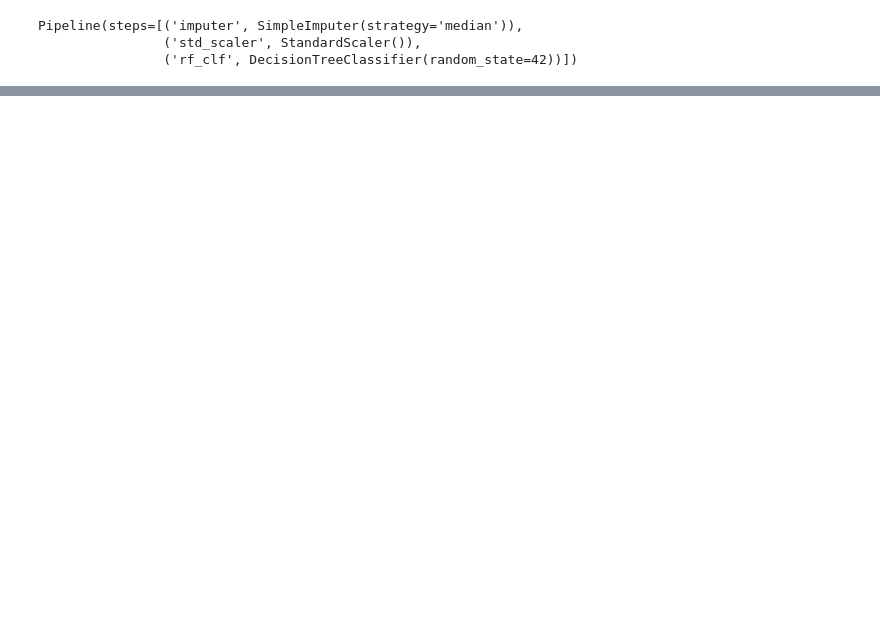
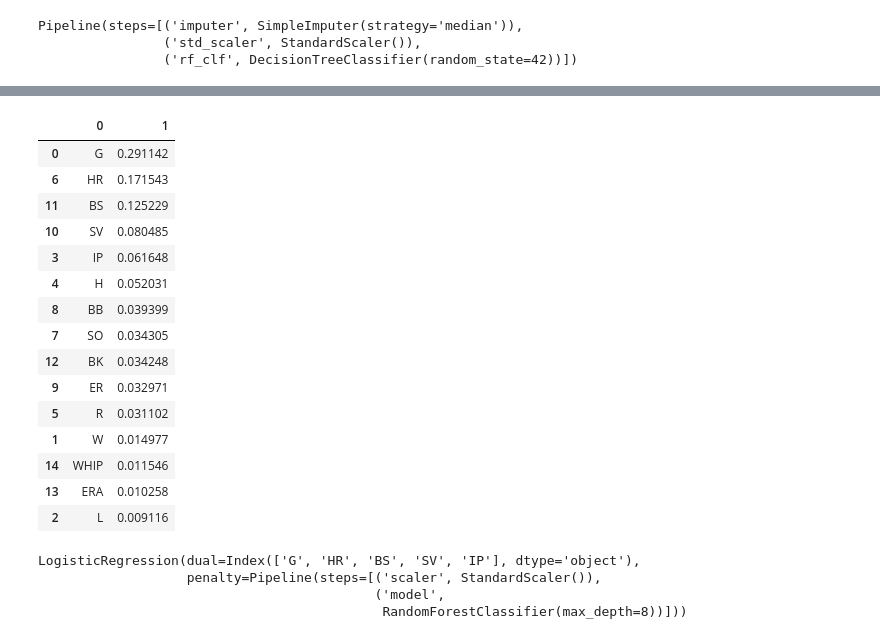
Before and after one commit to Kellyajara/MLB-MiLB-Classification, a Jupyter notebook: Project Notebook .ipynb, the cells around one changed output, grey strips where cells are left out. Saved outputs shown, nothing was run; the diff lists cells and outputs as text; code cells hidden in the pictures; blank space fills up the shorter version.

```diff
--- a/Project Notebook .ipynb
+++ b/Project Notebook .ipynb
@@ -764,0 +802,26 @@ Pitchers
+# %%
+pd.DataFrame(zip(X_train.columns,importances)).sort_values(by = 1, ascending = False)
+# %% [output]
+|  | 0 | 1 |
+| 0 | G | 0.291142 |
+| 6 | HR | 0.171543 |
+| 11 | BS | 0.125229 |
+| 10 | SV | 0.080485 |
+| 3 | IP | 0.061648 |
+| 4 | H | 0.052031 |
+| 8 | BB | 0.039399 |
+| 7 | SO | 0.034305 |
+| 12 | BK | 0.034248 |
+| 9 | ER | 0.032971 |
+| 5 | R | 0.031102 |
+| 1 | W | 0.014977 |
+| 14 | WHIP | 0.011546 |
+| 13 | ERA | 0.010258 |
+| 2 | L | 0.009116 |
+# %%
+LogisticRegression(rf_pipe, X.columns)
+# %% [output]
+LogisticRegression(dual=Index(['G', 'HR', 'BS', 'SV', 'IP'], dtype='object'),
+                   penalty=Pipeline(steps=[('scaler', StandardScaler()),
+                                           ('model',
+                                            RandomForestClassifier(max_depth=8))]))
```
Also changed, not shown: parts of 74 cells of this notebook, 1 other file.
